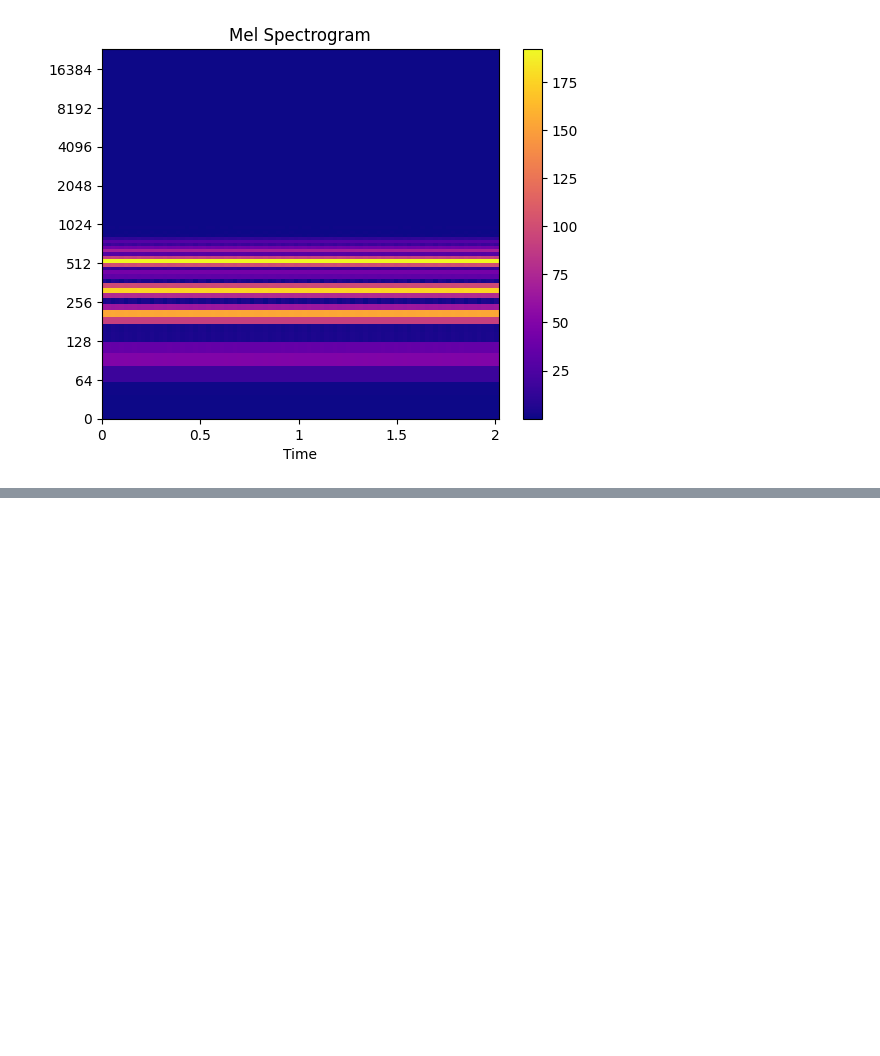
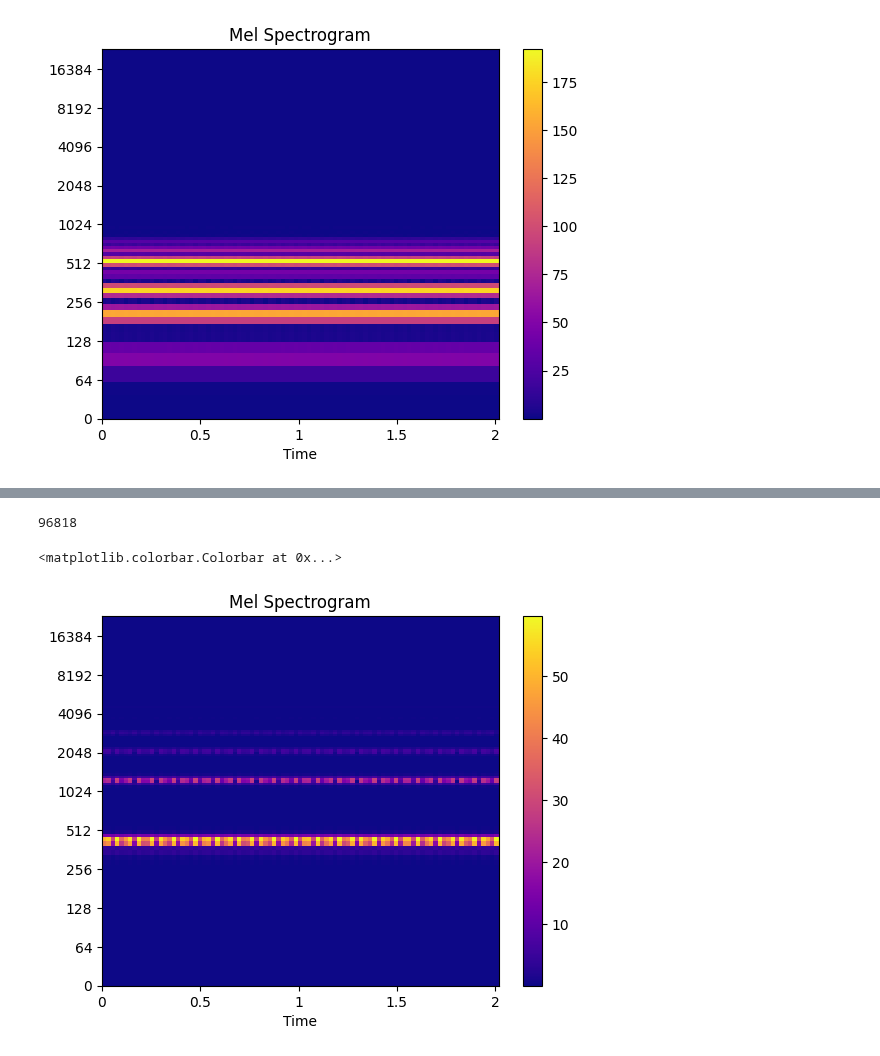
Before and after one commit to Wint3rmute/luthier, a Jupyter notebook: prototyping.ipynb, the cells around one changed output, grey strips where cells are left out. Cells and saved outputs as stored; diff of their text form; code cells hidden in the pictures; blank space fills up the shorter version.

```diff
--- a/prototyping.ipynb
+++ b/prototyping.ipynb
@@ -115,11 +103,12 @@ def target_fun(arg):
     audio_arr = play_synth(arg[0], arg[1])
     bft_obj, synth_spectrogram = get_spectrogram(audio_arr)
 
-    return sum(sum(synth_spectrogram - sample_spectrogram))
+    return abs(sum(sum(synth_spectrogram - sample_spectrogram)))
 # synth_spectrogram.shape
 
 def callback(xk, convergence):
     print(xk)
 
-differential_evolution(target_fun, bounds=[ (-100, 100), (-100, 100)], callback=callback, popsize=5, maxiter=10)
+result = differential_evolution(target_fun, bounds=[ (-1, 2), (-1, 2)], callback=callback, popsize=20, maxiter=30, workers=8)
+result
 # %% [output]
@@ -137,3 +139,21 @@ KeyboardInterrupt:
 # %%
-print(123)
+audio_arr = play_synth(result.x[0], result.x[1])
+
+bft_obj, spec_arr = get_spectrogram(audio_arr)
+
+audio_len = audio_arr.shape[-1]
+print(audio_len)
+
+fig, ax = plt.subplots()
+img = fill_spec(spec_arr, axes=ax,
+          x_coords=bft_obj.x_coords(audio_len),
+          y_coords=bft_obj.y_coords(),
+          x_axis='time', y_axis='log',
+          title='Mel Spectrogram')
+
+fig.colorbar(img, ax=ax)
+# %% [output]
+96818
+<matplotlib.colorbar.Colorbar at 0x...>
+[figure, added]
 # %%
```
Also changed, not shown: parts of 5 cells of this notebook, 3 other files.
